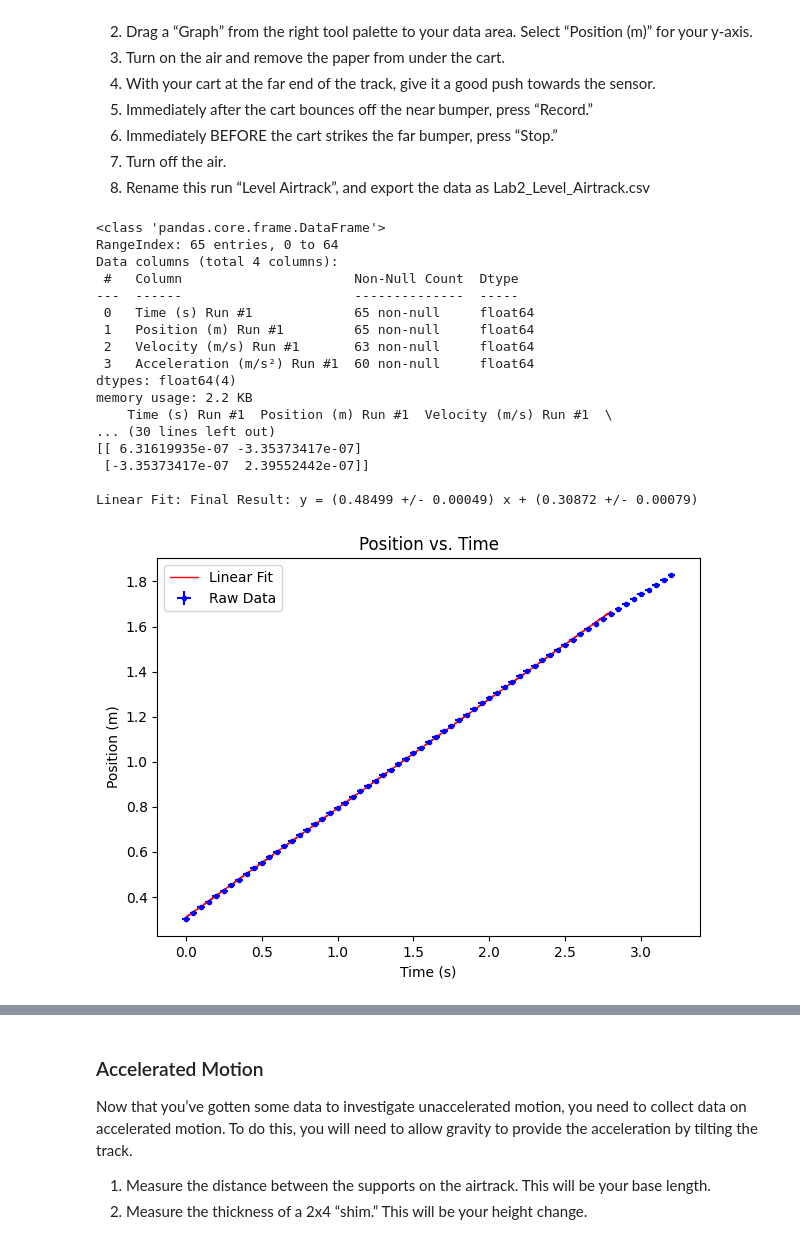
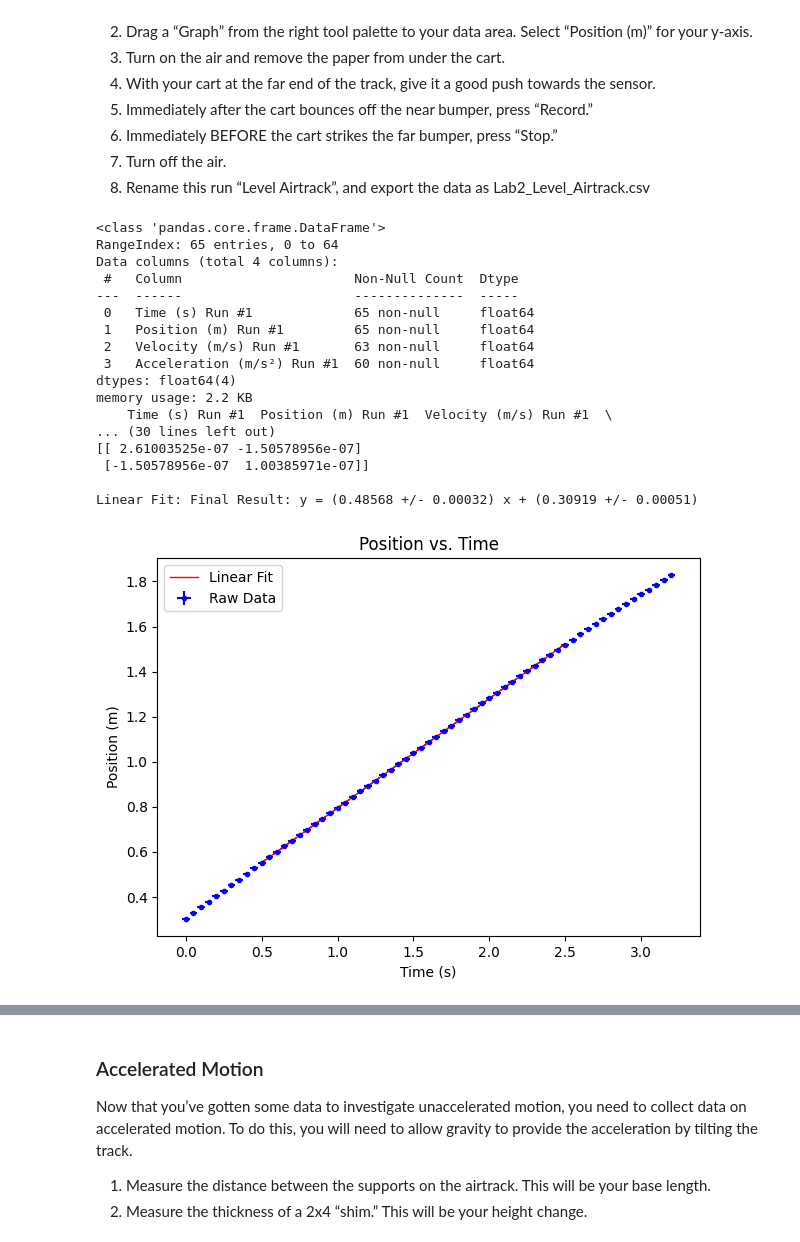
Before and after one commit to nmack21/PhysicsLabs, a Jupyter notebook: PHYS201/Lab2.ipynb, the cells around one changed output, grey strips where cells are left out. Drawn from its saved outputs; the diff is of its cells as text; code cells hidden in the pictures.

```diff
--- a/PHYS201/Lab2.ipynb
+++ b/PHYS201/Lab2.ipynb
@@ -264,10 +268,12 @@ What is the difference in time between two $successive$ data points? (You can ei
 
 #### Enter Raw Data Here!!!!!!!!!!!!!! ####
 
-Delta_t = 0.05/2.0
+Delta_t = 0.025
+delta_Delta_t = np.sqrt(2)*Delta_t # From Equation 5
 
 ###########################################
 
 print("Δt =", Delta_t)
+print("𝛿(Δt) =", delta_Delta_t)
 # %% [output]
 Δt = 0.025
@@ -315,38 +322,38 @@ yi = df['Position (m) Run #1'].to_numpy()
 plt.errorbar(x_data,y_data,Delta_x,Delta_t,'b.',label='Raw Data')
 plt.ylabel('Position (m)')
 plt.xlabel('Time (s)')
 plt.title('Position vs. Time')
 
 # Takes the x and y values to make a trendline
 #intercept, slope = linear_fit_plot(x_data,y_data)
-intercept, slope, dintercept, dslope = linear_fit_plot_errors(xi,yi,0.0,2.8)
+intercept, slope, dintercept, dslope = linear_fit_plot_errors(xi,yi,0.5,2.5)
 
 # Adds the legend to the plot
 plt.legend()
 
 # Displays the plot
 plt.show()
 
 print("")
 # %% [output]
 <class 'pandas.core.frame.DataFrame'>
 RangeIndex: 65 entries, 0 to 64
 Data columns (total 4 columns):
  #   Column                      Non-Null Count  Dtype
 ---  ------                      --------------  -----
  0   Time (s) Run #1             65 non-null     float64
  1   Position (m) Run #1         65 non-null     float64
  2   Velocity (m/s) Run #1       63 non-null     float64
  3   Acceleration (m/s²) Run #1  60 non-null     float64
 dtypes: float64(4)
 memory usage: 2.2 KB
     Time (s) Run #1  Position (m) Run #1  Velocity (m/s) Run #1  \
 ... (30 lines left out)
-[[ 6.31619935e-07 -3.35373417e-07]
- [-3.35373417e-07  2.39552442e-07]]
+[[ 2.61003525e-07 -1.50578956e-07]
+ [-1.50578956e-07  1.00385971e-07]]
 
-Linear Fit: Final Result: y = (0.48499 +/- 0.00049) x + (0.30872 +/- 0.00079)
+Linear Fit: Final Result: y = (0.48568 +/- 0.00032) x + (0.30919 +/- 0.00051)
-[figure, old version]
+[figure, new version]
 # %%
 # Velocity vs. Time Graph (unaccelerated)
 
```
Also changed, not shown: parts of 20 cells of this notebook.
